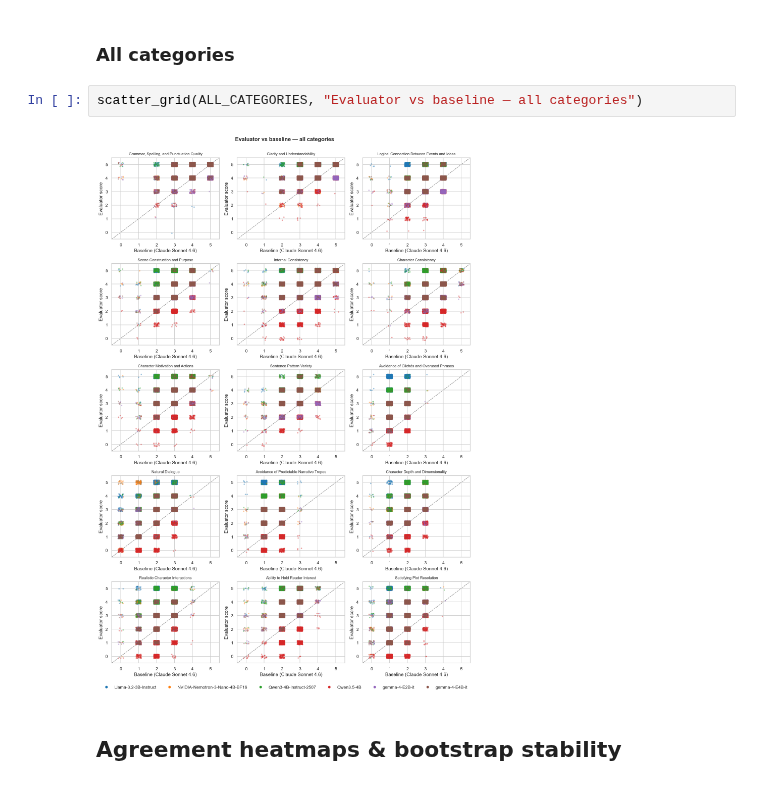
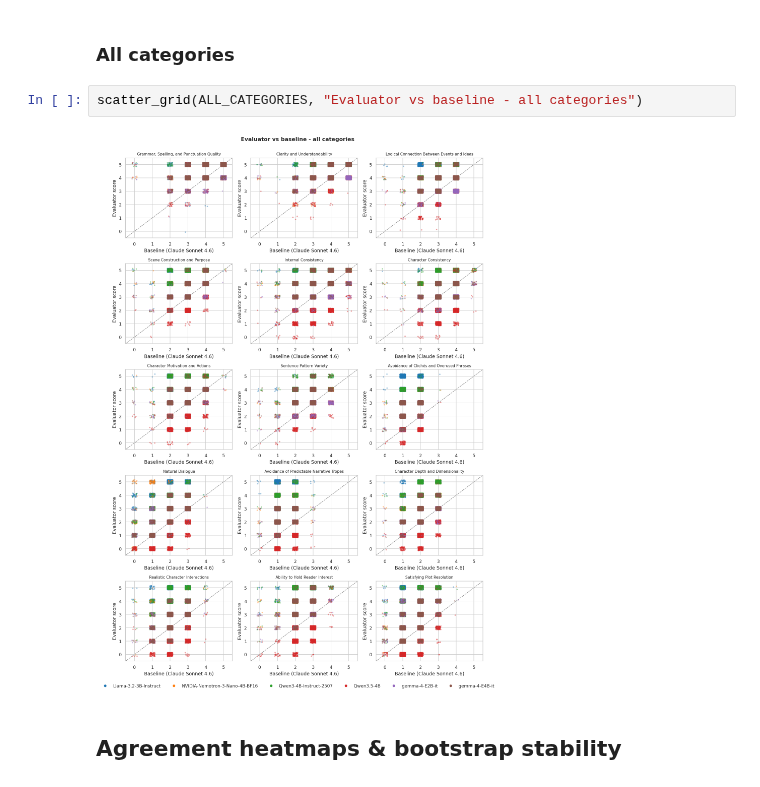
Before and after one commit to JaeHyun-Cha-00/MCP-LLM-as-Judge, a Jupyter notebook: story_writing_benchmark/notebooks/04_per_rubric.ipynb, the cells around one changed output. Drawn from its saved outputs; the diff is of its cells as text.

```diff
--- a/story_writing_benchmark/notebooks/04_per_rubric.ipynb
+++ b/story_writing_benchmark/notebooks/04_per_rubric.ipynb
@@ -137,9 +137,9 @@ def scatter_grid(categories, title, ncols=3, jitter=0.15):
 # %% [markdown]
 ### All categories
 # %%
-scatter_grid(ALL_CATEGORIES, "Evaluator vs baseline — all categories")
+scatter_grid(ALL_CATEGORIES, "Evaluator vs baseline - all categories")
 # %% [output]
-[figure, old version]
+[figure, new version]
 # %% [markdown]
 ## Agreement heatmaps & bootstrap stability
 # %%
```
Also changed, not shown: parts of 4 cells of this notebook, 3 other files.
